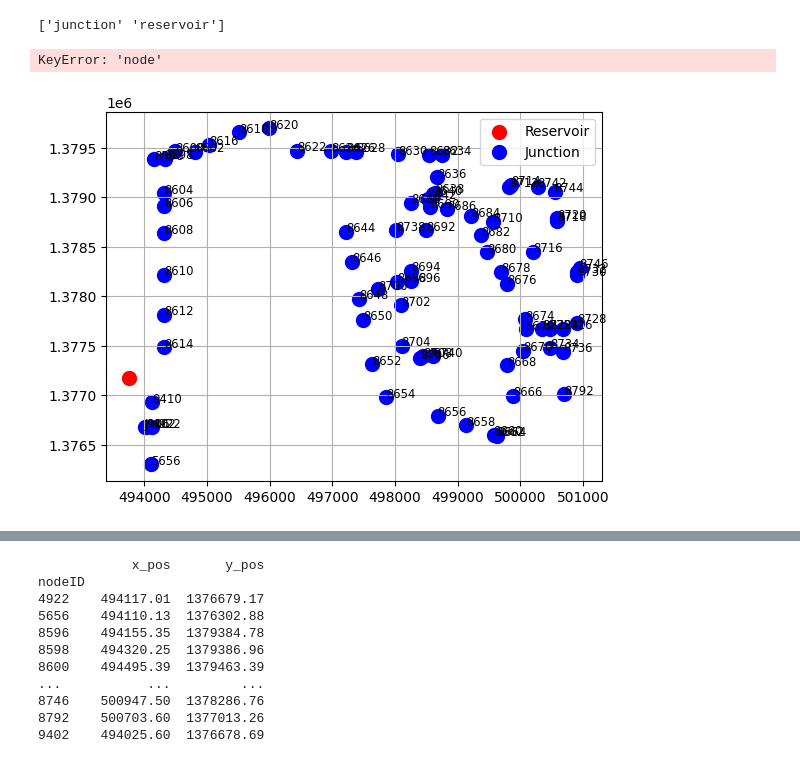
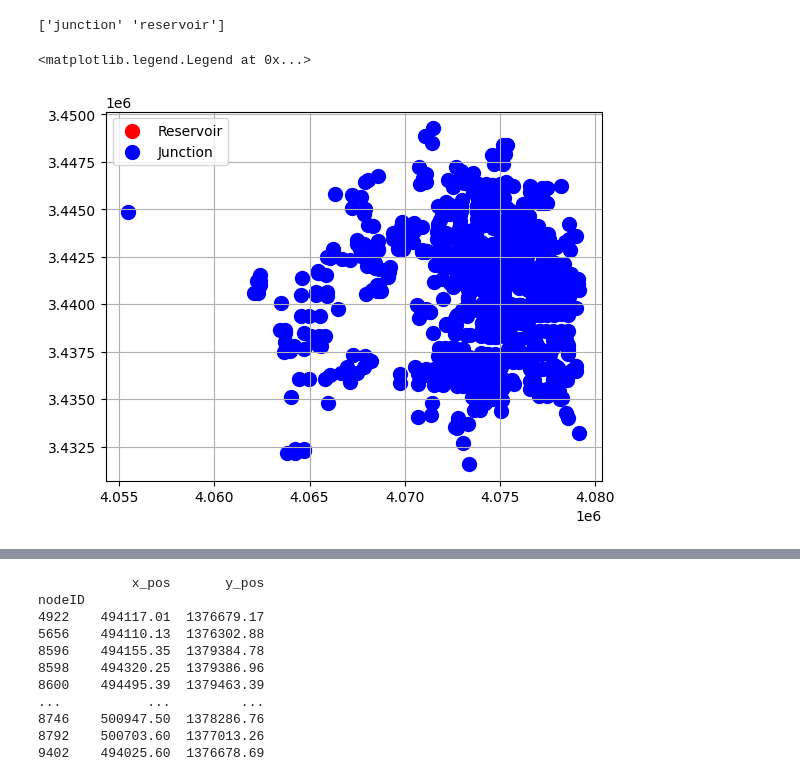
Before and after one commit to WITS-Restart/WDN-Dataset-Workbench, a Jupyter notebook: plot-analysis/plot-demand.ipynb, the cells around one changed output, grey strips where cells are left out. Cells and saved outputs as stored; diff of their text form; code cells hidden in the pictures.

Commit message:
add more network and file for analysis

```diff
--- a/plot-analysis/plot-demand.ipynb
+++ b/plot-analysis/plot-demand.ipynb
@@ -8,8 +8,8 @@ root_path = '..'
 # file_1 = '_nodes_dataset.csv'
 # wdn = pd.read_csv(root_path + save_csv_path + file_1, sep=',')
 
-save_csv_path = f'/networks/dataset-network-out/NET_3/h_24/'
-file_1 = 'NET_3_bd_pattern_h_24_leak_area_0_nodes.csv'
+save_csv_path = f'/networks/dataset-network-out/NET_2/h_24/'
+file_1 = 'NET_2_bd_pattern_h_24_leak_area_0_nodes.csv'
 wdn = pd.read_csv(root_path + save_csv_path + file_1, sep=';')
 # %%
 #inspect data structure
@@ -34,38 +115,39 @@ print(unique_node_type)
 # %% [output]
 ['junction' 'reservoir']
 # %%
-nodes_reservoir = wdn.loc[wdn['node_type']=='reservoir'].groupby('node')[['x_coord', 'y_coord']].min()
+nodes_reservoir = wdn.loc[wdn['node_type']=='Reservoir'].groupby('nodeID')[['x_pos', 'y_pos']].min()
 # print(nodes_reservoir)
 
-nodes_junction = wdn.loc[wdn['node_type']=='junction'].groupby('node')[['x_coord', 'y_coord']].min()
-# print(nodes_junction)
+#nodes_junction = wdn.loc[wdn['node_type']=='junction'].groupby('nodeID')[['x_pos', 'y_pos']].min()
+nodes_junction = wdn.loc[wdn['node_type']=='Junction'].groupby('nodeID')[['x_pos', 'y_pos']].min()
+#print(nodes_junction)
-# %% [output]
-KeyError: 'node'
 # %%
 
 #
 cdict = {1: 'red', 2: 'blue', 3: 'green'}
 
-nodes_pos_x = np.array(nodes_reservoir['x_coord'])
-nodes_pos_y = np.array(nodes_reservoir['y_coord'])
+nodes_pos_x = np.array(nodes_reservoir['x_pos'])
+nodes_pos_y = np.array(nodes_reservoir['y_pos'])
 
 plt.scatter(nodes_pos_x, nodes_pos_y, c = cdict[1], label = "Reservoir", s = 100)
 
-nodes_pos_x = np.array(nodes_junction['x_coord'])
-nodes_pos_y = np.array(nodes_junction['y_coord'])
+nodes_pos_x = np.array(nodes_junction['x_pos'])
+nodes_pos_y = np.array(nodes_junction['y_pos'])
 plt.scatter(nodes_pos_x, nodes_pos_y, c = cdict[2], label = "Junction", s = 100)
+
 plt.grid()
 plt.legend()
 
 #
-for index, row in nodes_junction.iterrows():
-  # print(row)
-  plt.text(row['x_coord'], row['y_coord'], index, horizontalalignment='left', size='small', color='black')
+# for index, row in nodes_junction.iterrows():
+#   # print(row)
+#   plt.text(row['x_pos'], row['y_pos'], index, horizontalalignment='left', size='small', color='black')
 
 # group = np.array([1,2,3])
 # cdict = {1: 'red', 2: 'blue', 3: 'green'}
 # plt.scatter(nodes_pos_x[0:10], nodes_pos_y[0:10], c = cdict[1], label = group[0], s = 100)
 # plt.scatter(nodes_pos_x.iloc[10:20], nodes_pos_y.iloc[10:20], c = cdict[2], label = group[1], s = 100)
 # plt.scatter(nodes_pos_x.iloc[20:30], nodes_pos_y.iloc[20:30], c = cdict[3], label = group[2], s = 100)
 # %% [output]
+<matplotlib.legend.Legend at 0x...>
-[figure, old version]
+[figure, new version]
```
Also changed, not shown: parts of 7 cells of this notebook, 9 other files.
